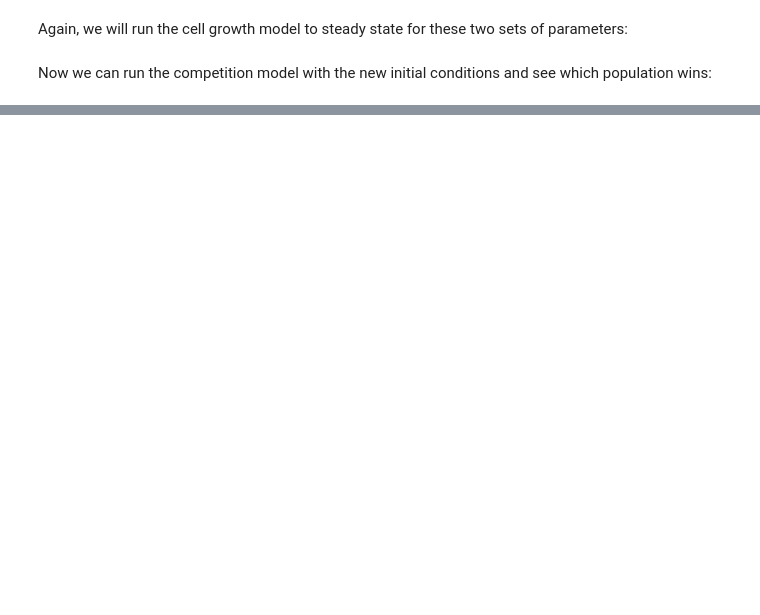
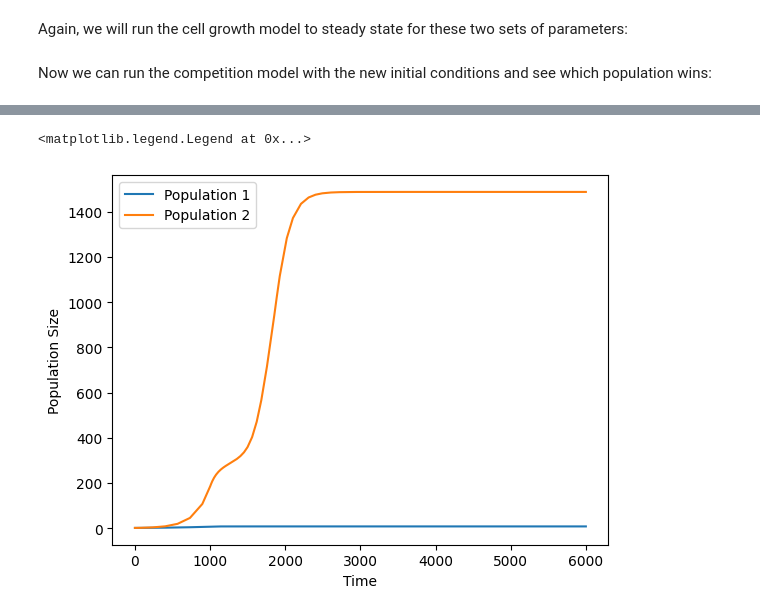
Before and after one commit to hhindley/CompSysBio_Weisse, a Jupyter notebook: solutions/competition_tutorial_complete.ipynb, the cells around one changed output, grey strips where cells are left out. Saved outputs shown, nothing was run; the diff lists cells and outputs as text; code cells hidden in the pictures; blank space fills up the shorter version.

Commit message:
new competition section

```diff
--- a/solutions/competition_tutorial_complete.ipynb
+++ b/solutions/competition_tutorial_complete.ipynb
@@ -334,0 +366,36 @@ plt.legend()
+# %%
+# run the model up to t=1000
+sol_comp1 = solve_ivp(competition_ode, (0, 1000), init_full, args=(params_full,), method='Radau')
+# %%
+# change parameters to include antibiotic for both populations
+params_dict1 = params_dict.copy()
+params_dict1['Cm'] = 4
+params_dict1['ns'] = 1
+params1 = params_for_sim(params_dict1)
+
+params_dict2 = params_new_dict.copy()
+params_dict2['Cm'] = 4
+params_dict2['ns'] = 1
+params2 = params_for_sim(params_dict2)
+
+params_full_new = np.concatenate([params1, params2])
+# %%
+# use the last state as new initial conditions
+init_pop_new = sol_comp1.y[:, -1]
+
+# solve from 1000 onwards
+sol_comp2 = solve_ivp(competition_ode, (1000, 6000), init_pop_new, args=(params_full_new,), method='Radau')
+# %%
+# combine results
+t_combined = np.concatenate([sol_comp1.t, sol_comp2.t])
+y_combined = np.concatenate([sol_comp1.y, sol_comp2.y], axis=1)
+
+# plot results
+plt.plot(t_combined, y_combined[19], label='Population 1')
+plt.plot(t_combined, y_combined[39], label='Population 2')
+plt.xlabel('Time')
+plt.ylabel('Population Size')
+plt.legend()
+# %% [output]
+<matplotlib.legend.Legend at 0x...>
+[figure, added]
```
Also changed, not shown: parts of 11 cells of this notebook, 1 other file.
